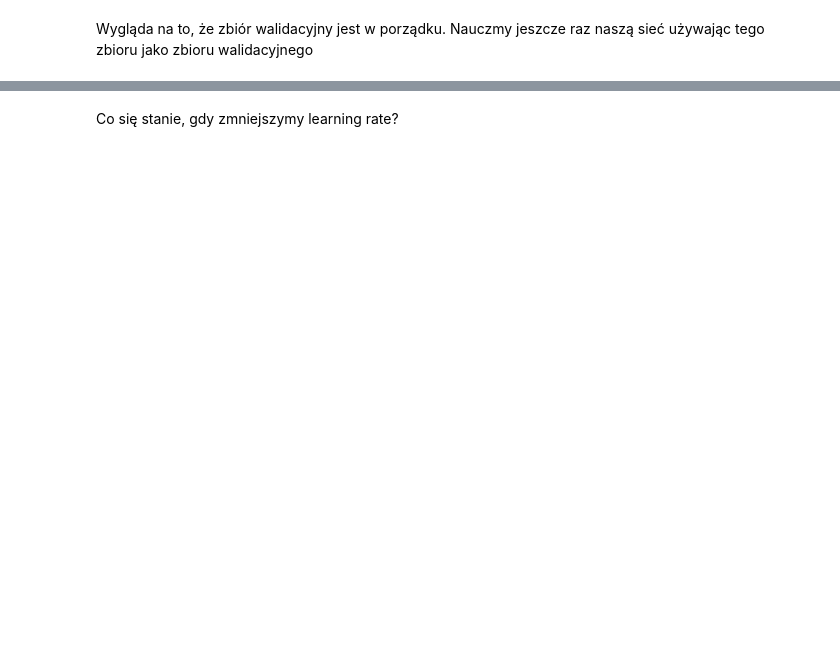
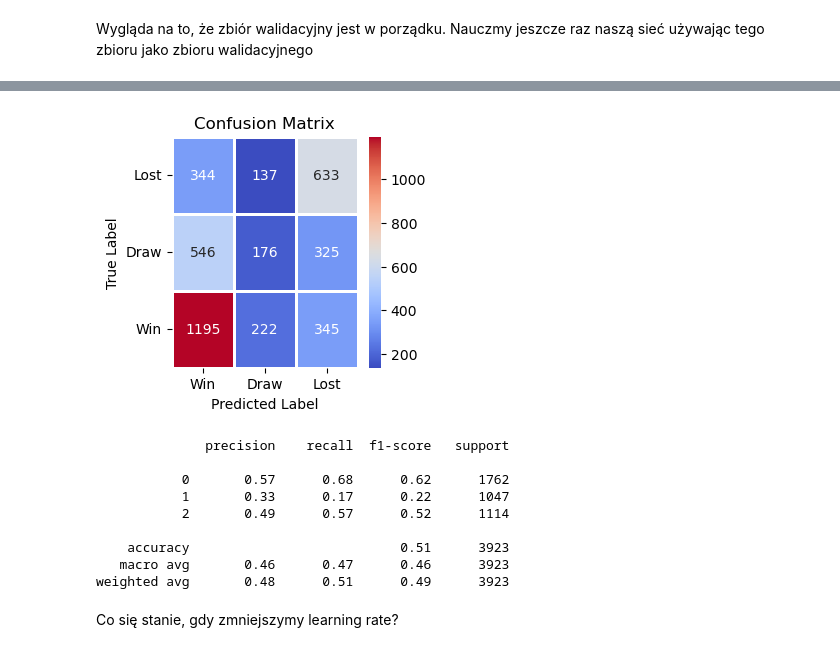
Before and after one commit to Aleksander2a/neural-networks-project, a Jupyter notebook: neural_networks/Football match result prediction.ipynb, the cells around one changed output, grey strips where cells are left out. Cells and saved outputs as stored; diff of their text form; code cells hidden in the pictures; blank space fills up the shorter version.

```diff
--- a/neural_networks/Football match result prediction.ipynb
+++ b/neural_networks/Football match result prediction.ipynb
@@ -596,0 +612,14 @@ PlotAccuracyComparison(acc1, val_acc1)
+# %%
+test_results_pred = model1.predict(X_test)
+
+# Take the class with the highest probability from the test predictions as a winning one
+max_test_results_pred = np.argmax(test_results_pred, axis=1)
+max_test_results = np.argmax(y_test, axis=1)
+
+
+# Show the confusion matrix of the collected results
+show_confusion_matrix(max_test_results, max_test_results_pred, num_classes=3)
+
+# Print classification report
+print(classification_report(max_test_results, max_test_results_pred))
+# %% [output]
@@ -597,3 +627,13 @@ PlotAccuracyComparison(acc1, val_acc1)
+[figure, added]
+              precision    recall  f1-score   support
+
+           0       0.57      0.68      0.62      1762
+           1       0.33      0.17      0.22      1047
+           2       0.49      0.57      0.52      1114
+
+    accuracy                           0.51      3923
+   macro avg       0.46      0.47      0.46      3923
+weighted avg       0.48      0.51      0.49      3923
 # %% [markdown]
 Co się stanie, gdy zmniejszymy learning rate?
 # %%
```
Also changed, not shown: parts of 45 cells of this notebook, 1 other file.
